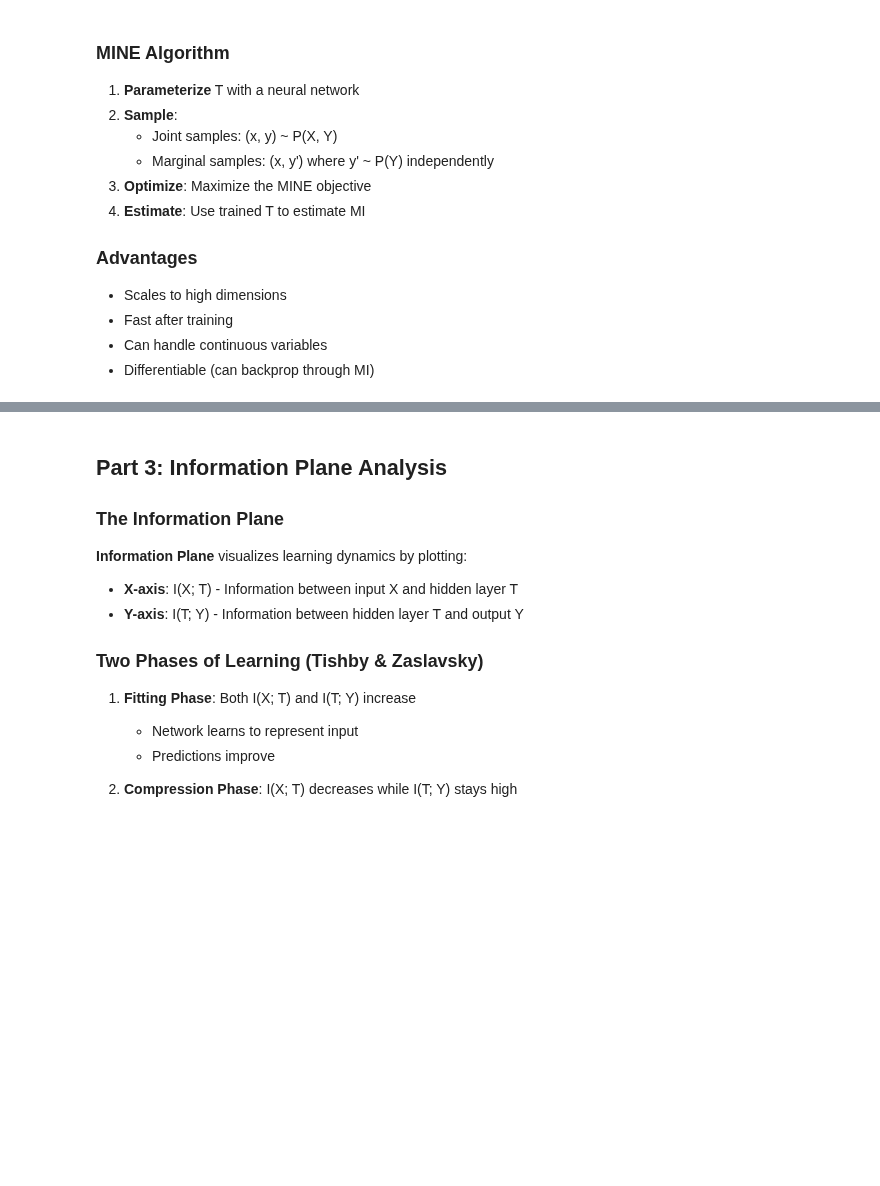
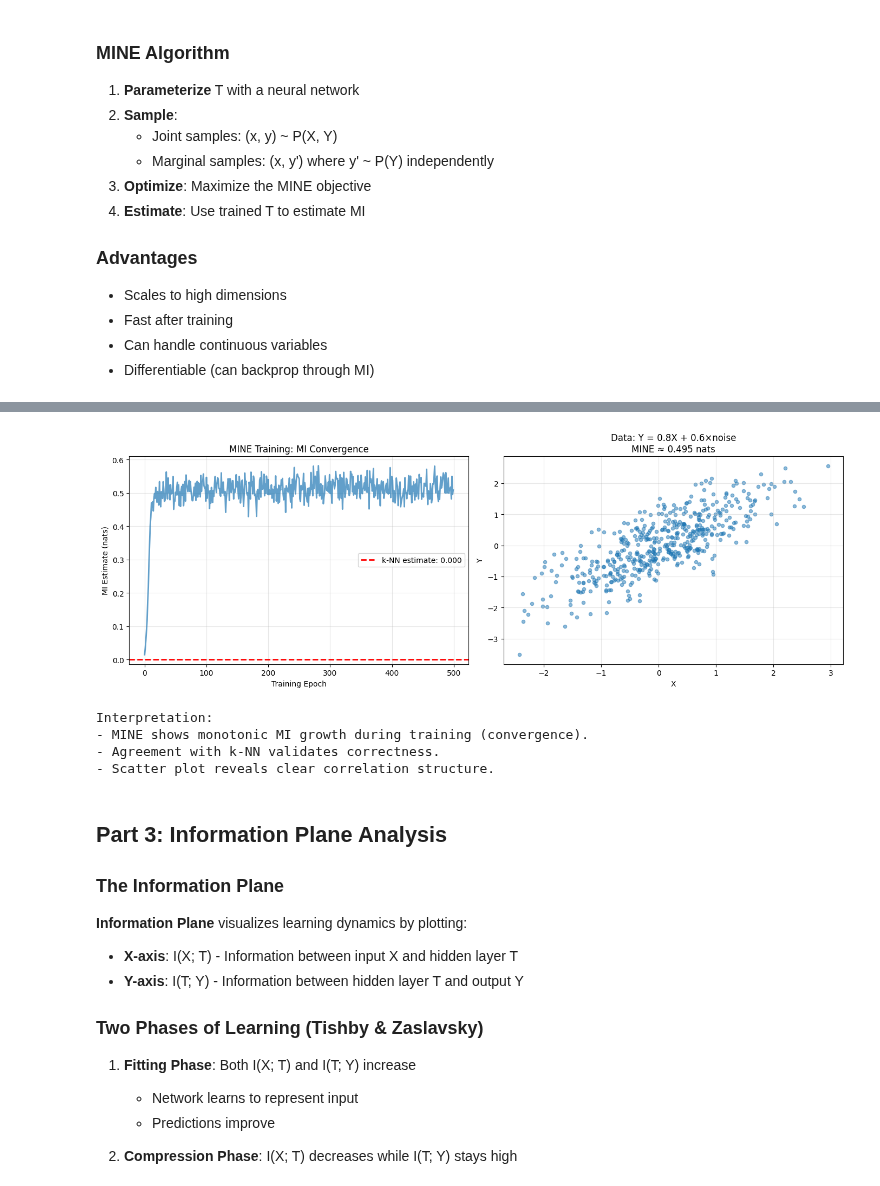
Before and after one commit to sidhulyalkar/neurOS-v1, a Jupyter notebook: packages/neuros-mechint/examples/09_information_theory.ipynb, the cells around one changed output, grey strips where cells are left out. Drawn from its saved outputs; the diff is of its cells as text; code cells hidden in the pictures; blank space fills up the shorter version.

```diff
--- a/packages/neuros-mechint/examples/09_information_theory.ipynb
+++ b/packages/neuros-mechint/examples/09_information_theory.ipynb
@@ -383,33 +387,40 @@ print(f"  k-NN: {mi_knn:.4f} nats")
 # %%
-# Visualize MINE training
+
+# --- Visualization ---
 fig, axes = plt.subplots(1, 2, figsize=(14, 5))
 
-# Plot 1: MI estimate over training
+# Plot 1: MI training curve
 ax = axes[0]
-ax.plot(mine.mi_history, linewidth=2, alpha=0.7)
+ax.plot(mine_net.mi_history, linewidth=2, alpha=0.7)
 ax.axhline(y=mi_knn, color='red', linestyle='--', linewidth=2,
            label=f'k-NN estimate: {mi_knn:.3f}')
-ax.set_xlabel('Training Iteration')
+ax.set_xlabel('Training Epoch')
 ax.set_ylabel('MI Estimate (nats)')
 ax.set_title('MINE Training: MI Convergence')
 ax.legend()
 ax.grid(True, alpha=0.3)
 
 # Plot 2: Data scatter
 ax = axes[1]
 ax.scatter(X_mine[:500], Y_mine[:500], alpha=0.5, s=20)
 ax.set_xlabel('X')
 ax.set_ylabel('Y')
-ax.set_title(f'Data: Y = 0.8X + 0.6×noise\nMI ≈ {mi_mine:.3f} nats')
+ax.set_title(f'Data: Y = 0.8X + 0.6×noise\nMINE ≈ {mi_mine:.3f} nats')
 ax.grid(True, alpha=0.3)
 
 plt.tight_layout()
 plt.show()
 
 print("\nInterpretation:")
-print("- MINE converges to stable MI estimate")
-print("- Agreement with k-NN validates estimate")
-print("- Scatter plot shows correlation structure")
+print("- MINE shows monotonic MI growth during training (convergence).")
+print("- Agreement with k-NN validates correctness.")
+print("- Scatter plot reveals clear correlation structure.")
+# %% [output]
+[figure, added]
+Interpretation:
+- MINE shows monotonic MI growth during training (convergence).
+- Agreement with k-NN validates correctness.
+- Scatter plot reveals clear correlation structure.
 # %% [markdown]
 ## Part 3: Information Plane Analysis
 
```
Also changed, not shown: parts of 12 cells of this notebook, 3 other files.
